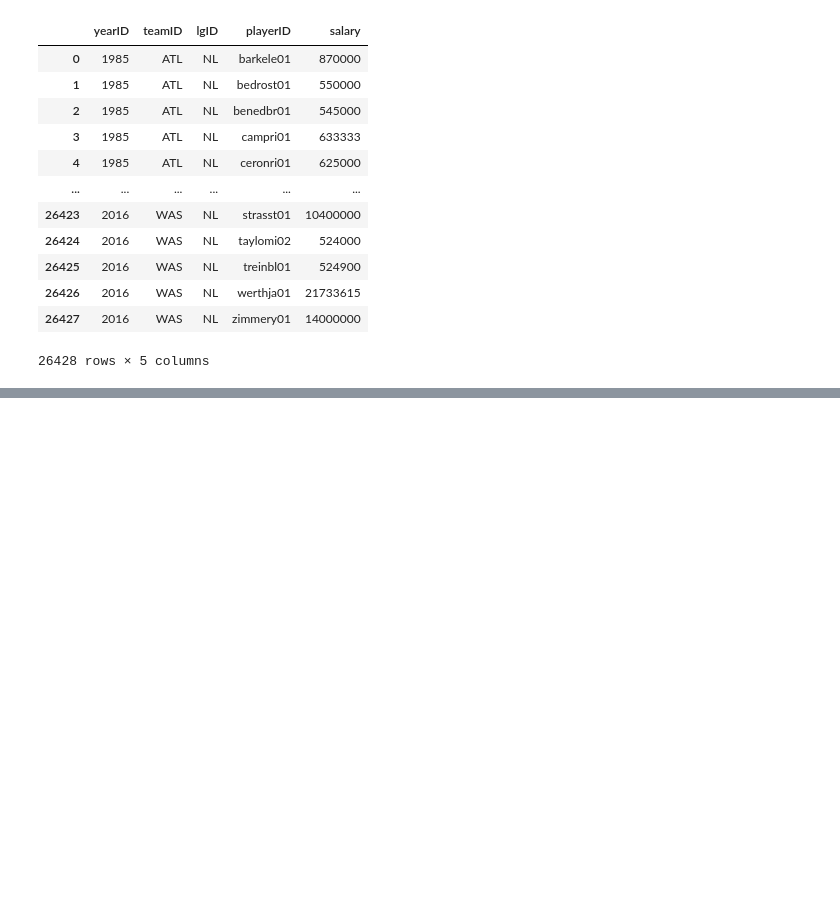
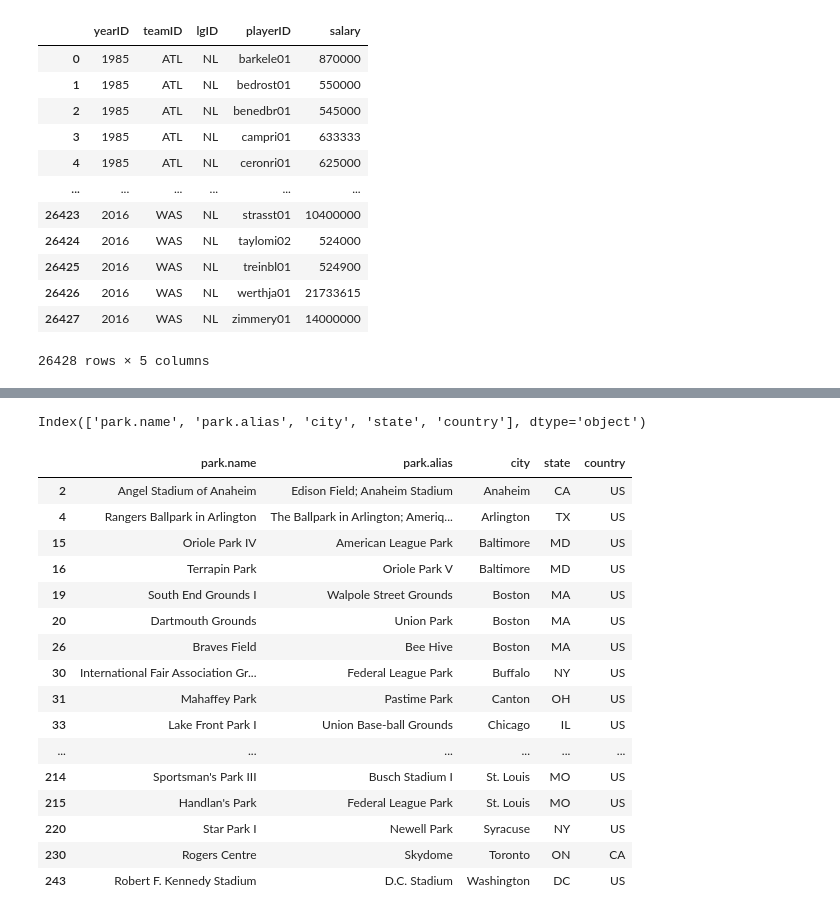
Before and after one commit to data301-2021-winter1/project-group37-project, a Jupyter notebook: notebooks/analysis2.ipynb, the cells around one changed output, grey strips where cells are left out. Drawn from its saved outputs; the diff is of its cells as text; code cells hidden in the pictures; blank space fills up the shorter version.

```diff
--- a/notebooks/analysis2.ipynb
+++ b/notebooks/analysis2.ipynb
@@ -72,0 +84,3 @@ FieldingOF = pd.read_csv("../data/raw/FieldingOF.csv")
+# %%
+parks1 = pd.read_csv("../data/raw/Parks.csv")
+parks1.head()
@@ -72,0 +94,6 @@ FieldingOF = pd.read_csv("../data/raw/FieldingOF.csv")
+# %%
+parks1_clean = (parks1
+                .dropna(axis=0)
+                .sort_values(by = "park.key", ascending = True)
+               )
+parks1_clean.head()
@@ -72,0 +107,6 @@ FieldingOF = pd.read_csv("../data/raw/FieldingOF.csv")
+# %%
+parks2_clean = (parks1_clean
+                .drop(["park.key"], axis = 1)
+                .dropna(axis = 0)
+               )
+parks2_clean.head()
@@ -72,0 +120,24 @@ FieldingOF = pd.read_csv("../data/raw/FieldingOF.csv")
+# %%
+parks2_clean.columns
+# %% [output]
+Index(['park.name', 'park.alias', 'city', 'state', 'country'], dtype='object')
+# %%
+parks2_clean.rename({'park.name': "Park Name", 'park.alias': "Park Alias", 'city': "City", 'state': "State", 'country': "Country"})
+# %% [output]
+|  | park.name | park.alias | city | state | country |
+| 2 | Angel Stadium of Anaheim | Edison Field; Anaheim Stadium | Anaheim | CA | US |
+| 4 | Rangers Ballpark in Arlington | The Ballpark in Arlington; Ameriq... | Arlington | TX | US |
+| 15 | Oriole Park IV | American League Park | Baltimore | MD | US |
+| 16 | Terrapin Park | Oriole Park V | Baltimore | MD | US |
+| 19 | South End Grounds I | Walpole Street Grounds | Boston | MA | US |
+| 20 | Dartmouth Grounds | Union Park | Boston | MA | US |
+| 26 | Braves Field | Bee Hive | Boston | MA | US |
+| 30 | International Fair Association Gr... | Federal League Park | Buffalo | NY | US |
+| 31 | Mahaffey Park | Pastime Park | Canton | OH | US |
+| 33 | Lake Front Park I | Union Base-ball Grounds | Chicago | IL | US |
+| ... | ... | ... | ... | ... | ... |
+| 214 | Sportsman's Park III | Busch Stadium I | St. Louis | MO | US |
+| 215 | Handlan's Park | Federal League Park | St. Louis | MO | US |
+| 220 | Star Park I | Newell Park | Syracuse | NY | US |
+| 230 | Rogers Centre | Skydome | Toronto | ON | CA |
+| 243 | Robert F. Kennedy Stadium | D.C. Stadium | Washington | DC | US |
```
Also changed, not shown: parts of 7 cells of this notebook, 1 other file.
